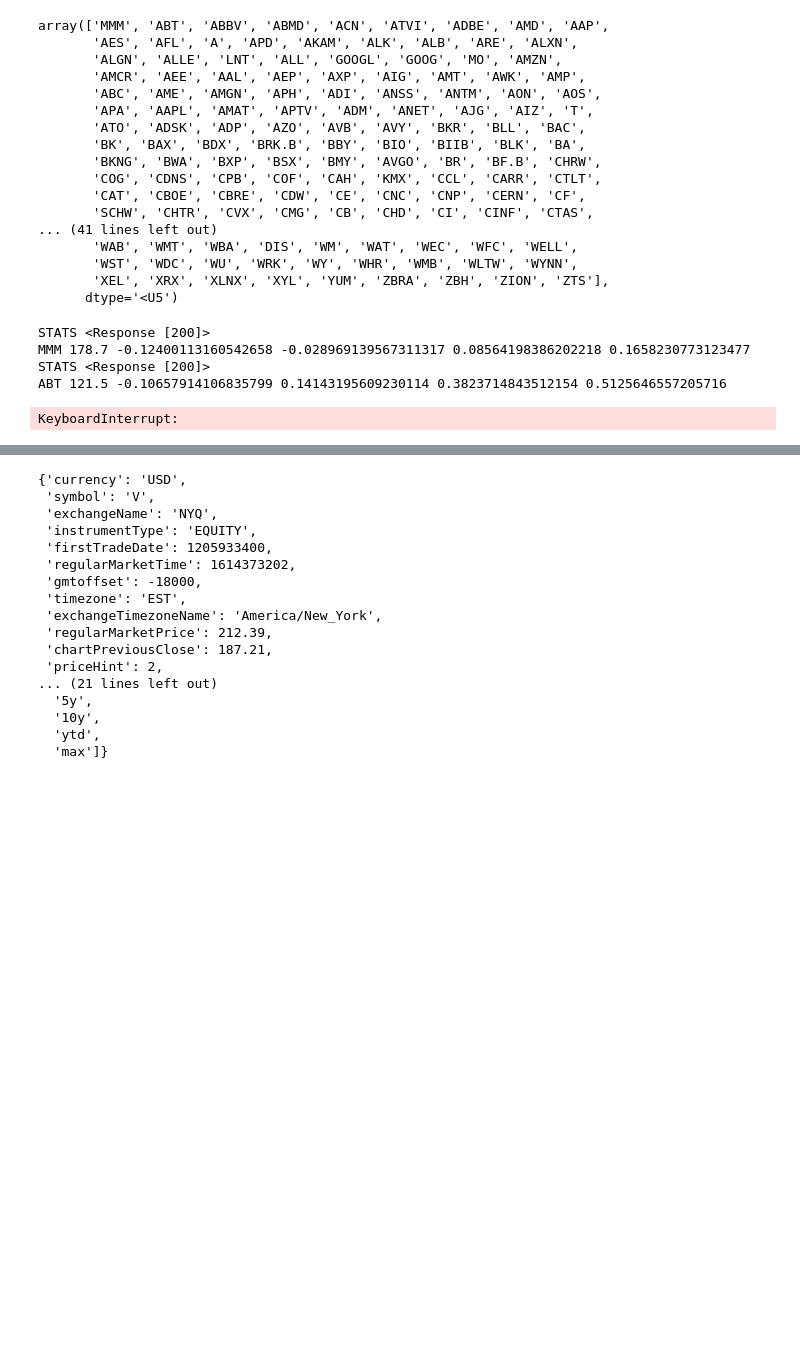
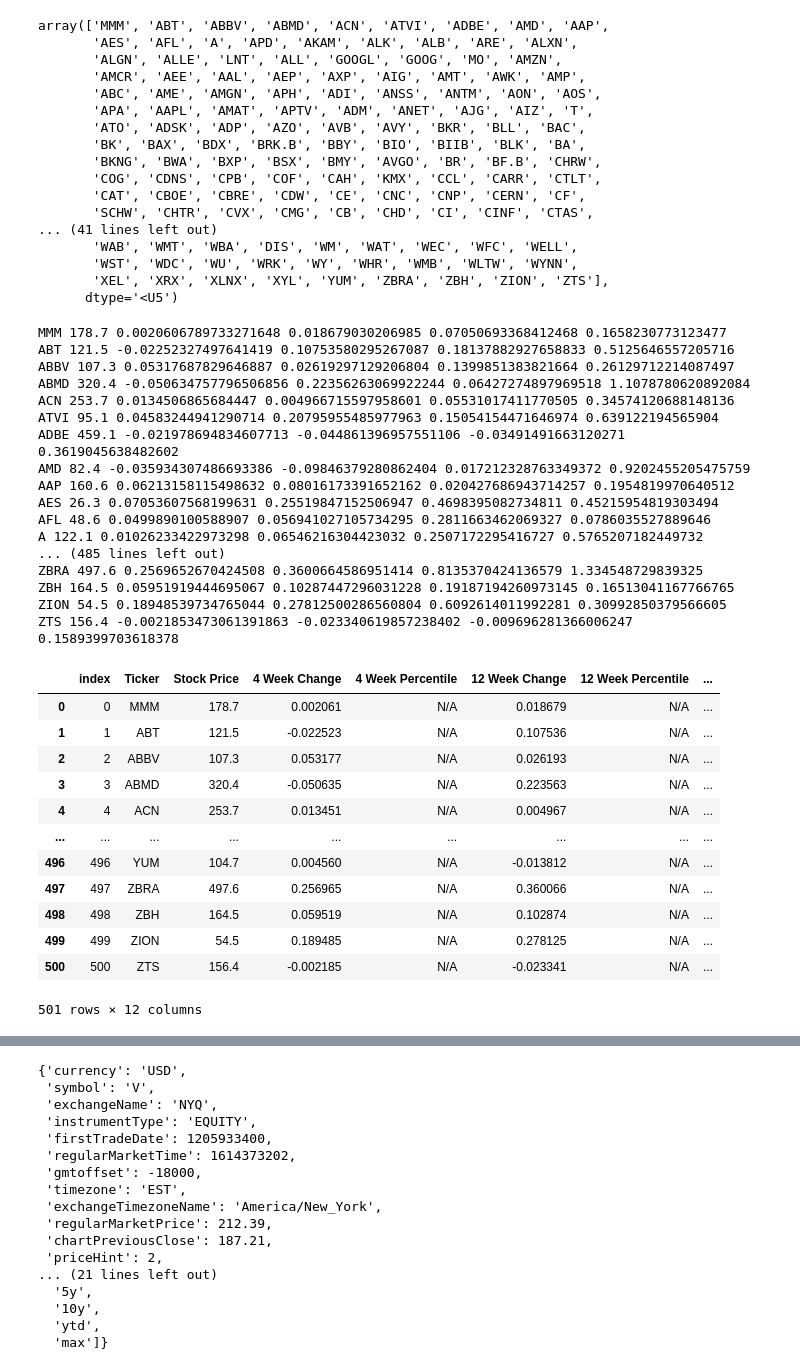
Before and after one commit to ericsturman/jupyter-finance-with-scraping, a Jupyter notebook: stock-momentum.ipynb, the cells around one changed output, grey strips where cells are left out. Drawn from its saved outputs; the diff is of its cells as text; code cells hidden in the pictures; blank space fills up the shorter version.

```diff
--- a/stock-momentum.ipynb
+++ b/stock-momentum.ipynb
@@ -31,31 +31,57 @@ array(['MMM', 'ABT', 'ABBV', 'ABMD', 'ACN', 'ATVI', 'ADBE', 'AMD', 'AAP',
 # %%
 my_columns = ["Ticker", "Stock Price","4 Week Change", "4 Week Percentile", "12 Week Change", "12 Week Percentile", "26 Week Change", "26 Week Percentile", "52 Week Change", "52 Week Percentile", "HQM Score"]
 dataframe = pd.DataFrame(columns=my_columns)
 for sym in sp500symbols[:]:
     if(sym.find(".") > -1):
         sym = sym.replace(".", "-")
     basic = basic_stats(sym)
     complexStats = extended_stock_stats(sym)
     previousClose = parse_value(basic["Previous Close"])
     metadataAndPrice = metadata_price_action(sym, "1d", "1y")
     if(len(metadataAndPrice["price"]) >= 250):
-        fourWeekChange = (metadataAndPrice["price"].iloc[19]["close"]-metadataAndPrice["price"].iloc[0]["close"])/metadataAndPrice["price"].iloc[0]["close"]
-        twelveWeekChange = (metadataAndPrice["price"].iloc[59]["close"]-metadataAndPrice["price"].iloc[0]["close"])/metadataAndPrice["price"].iloc[0]["close"]
-        twentySixWeekChange = (metadataAndPrice["price"].iloc[129]["close"]-metadataAndPrice["price"].iloc[0]["close"])/metadataAndPrice["price"].iloc[0]["close"]
+        dataLength = len(metadataAndPrice["price"])
+        fourWeekChange = (metadataAndPrice["price"].iloc[-1]["close"]-metadataAndPrice["price"].iloc[dataLength-19]["close"])/metadataAndPrice["price"].iloc[dataLength-19]["close"]
+        twelveWeekChange = (metadataAndPrice["price"].iloc[-1]["close"]-metadataAndPrice["price"].iloc[dataLength-59]["close"])/metadataAndPrice["price"].iloc[dataLength-59]["close"]
+        twentySixWeekChange = (metadataAndPrice["price"].iloc[-1]["close"]-metadataAndPrice["price"].iloc[dataLength-129]["close"])/metadataAndPrice["price"].iloc[dataLength-129]["close"]
         fiftyTwoWeekChange = (metadataAndPrice["price"].iloc[-1]["close"]-metadataAndPrice["price"].iloc[0]["close"])/metadataAndPrice["price"].iloc[0]["close"]
         dataframe = dataframe.append(pd.Series([sym,previousClose,fourWeekChange, "N/A", twelveWeekChange, "N/A", twentySixWeekChange, "N/A", fiftyTwoWeekChange, "N/A", "N/A"], index=my_columns), ignore_index=True)
         print(sym, previousClose, fourWeekChange, twelveWeekChange, twentySixWeekChange, fiftyTwoWeekChange)
 # dataframe.sort_values("52 Week Change", ascending=False, inplace=True)
 dataframe.reset_index(inplace=True)
 dataframe.to_csv("lastBetterMomentumDataframe_bak.csv")
 # dataframe = dataframe[:50]
 dataframe
 # %% [output]
-STATS <Response [200]>
-MMM 178.7 -0.12400113160542658 -0.028969139567311317 0.08564198386202218 0.1658230773123477
-STATS <Response [200]>
-ABT 121.5 -0.10657914106835799 0.14143195609230114 0.3823714843512154 0.5125646557205716
+MMM 178.7 0.0020606789733271648 0.018679030206985 0.07050693368412468 0.1658230773123477
+ABT 121.5 -0.02252327497641419 0.10753580295267087 0.18137882927658833 0.5125646557205716
+ABBV 107.3 0.05317687829646887 0.02619297129206804 0.1399851383821664 0.26129712214087497
+ABMD 320.4 -0.050634757796506856 0.22356263069922244 0.06427274897969518 1.1078780620892084
+ACN 253.7 0.0134506865684447 0.004966715597958601 0.05531017411770505 0.34574120688148136
+ATVI 95.1 0.04583244941290714 0.20795955485977963 0.15054154471646974 0.639122194565904
+ADBE 459.1 -0.021978694834607713 -0.044861396957551106 -0.03491491663120271 0.3619045638482602
+AMD 82.4 -0.035934307486693386 -0.09846379280862404 0.017212328763349372 0.9202455205475759
+AAP 160.6 0.06213158115498632 0.08016173391652162 0.020427686943714257 0.1954819970640512
+AES 26.3 0.07053607568199631 0.25519847152506947 0.4698395082734811 0.45215954819303494
+AFL 48.6 0.0499890100588907 0.056941027105734295 0.2811663462069327 0.0786035527889646
+A 122.1 0.01026233422973298 0.06546216304423032 0.2507172295416727 0.5765207182449732
+... (485 lines left out)
+ZBRA 497.6 0.2569652670424508 0.3600664586951414 0.8135370424136579 1.334548729839325
+ZBH 164.5 0.05951919444695067 0.10287447296031228 0.19187194260973145 0.16513041167766765
+ZION 54.5 0.18948539734765044 0.27812500286560804 0.6092614011992281 0.30992850379566605
+ZTS 156.4 -0.0021853473061391863 -0.023340619857238402 -0.009696281366006247 0.1589399703618378
+|  | index | Ticker | Stock Price | 4 Week Change | 4 Week Percentile | 12 Week Change | 12 Week Percentile | ... |
+| 0 | 0 | MMM | 178.7 | 0.002061 | N/A | 0.018679 | N/A | ... |
+| 1 | 1 | ABT | 121.5 | -0.022523 | N/A | 0.107536 | N/A | ... |
+| 2 | 2 | ABBV | 107.3 | 0.053177 | N/A | 0.026193 | N/A | ... |
+| 3 | 3 | ABMD | 320.4 | -0.050635 | N/A | 0.223563 | N/A | ... |
+| 4 | 4 | ACN | 253.7 | 0.013451 | N/A | 0.004967 | N/A | ... |
+| ... | ... | ... | ... | ... | ... | ... | ... | ... |
+| 496 | 496 | YUM | 104.7 | 0.004560 | N/A | -0.013812 | N/A | ... |
+| 497 | 497 | ZBRA | 497.6 | 0.256965 | N/A | 0.360066 | N/A | ... |
+| 498 | 498 | ZBH | 164.5 | 0.059519 | N/A | 0.102874 | N/A | ... |
+| 499 | 499 | ZION | 54.5 | 0.189485 | N/A | 0.278125 | N/A | ... |
+| 500 | 500 | ZTS | 156.4 | -0.002185 | N/A | -0.023341 | N/A | ... |
-KeyboardInterrupt:
+501 rows × 12 columns
 # %%
 dataframe.to_csv("momentum_almost.csv")
 # %%
```
Also changed, not shown: parts of 1 cell of this notebook, 8 other files.
